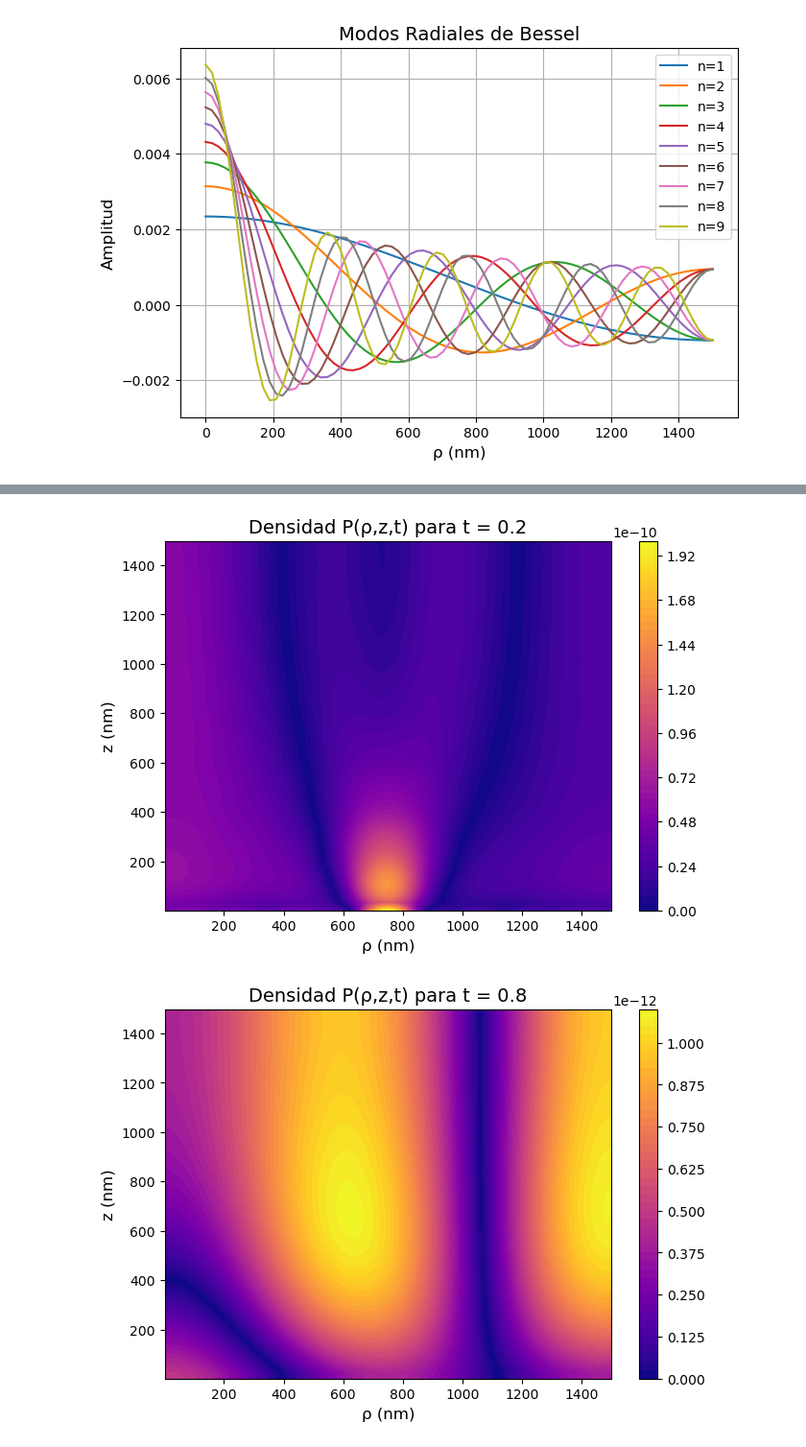
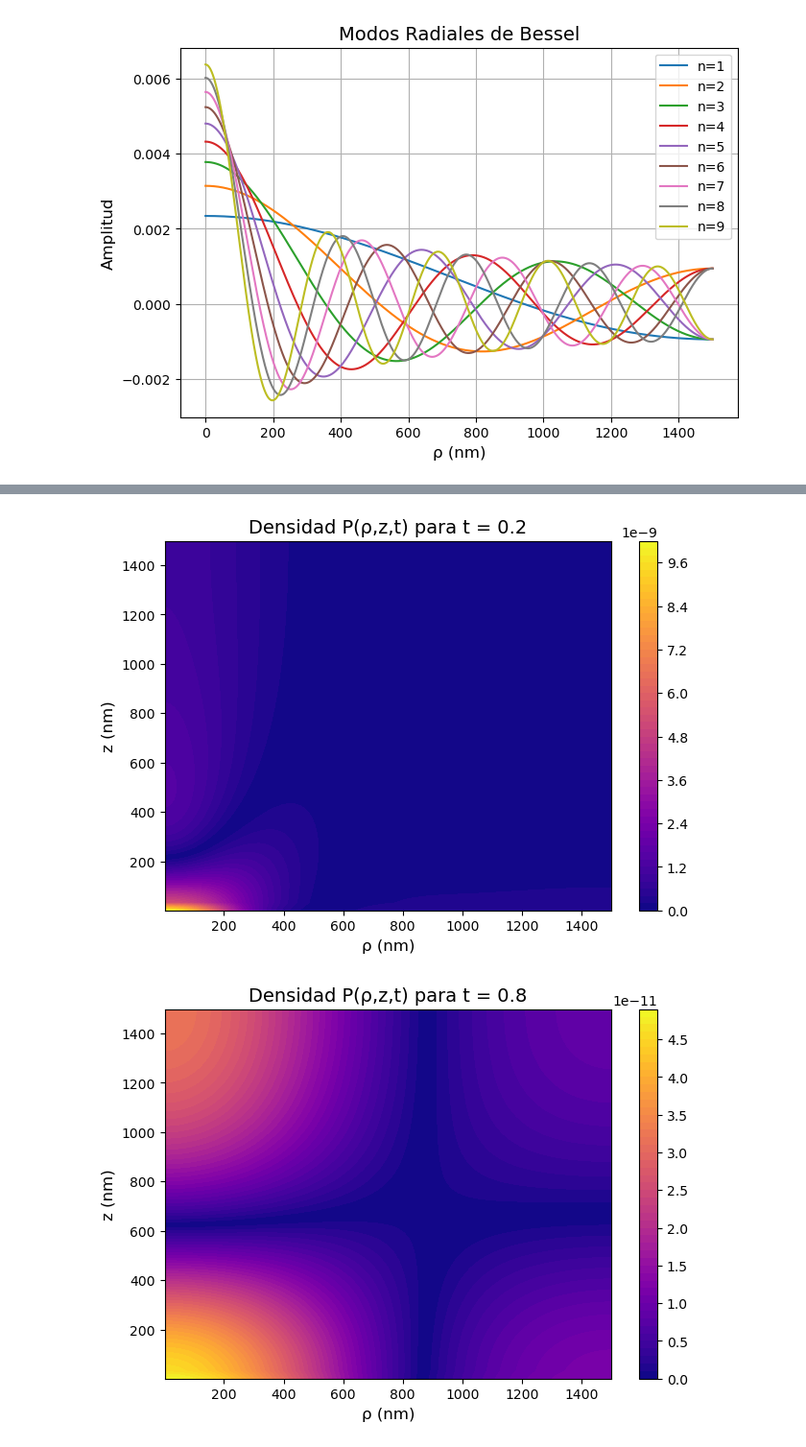
Before and after one commit to allanyst/tfm-efectos-superficie-nano-rmn, a Jupyter notebook: TFM_TwoRegionModel.ipynb, the cells around one changed output, grey strips where cells are left out. Shown at 96% size. Saved outputs shown, nothing was run; the diff lists cells and outputs as text; code cells hidden in the pictures.

```diff
--- a/TFM_TwoRegionModel.ipynb
+++ b/TFM_TwoRegionModel.ipynb
@@ -161,7 +167,7 @@ plt.show()
 # 3. Búsqueda de autovalores Λ para un α_n dado
 ##############################################################################
 
-def find_m_roots(alpha, Lambda_max=5e4):
+def find_m_roots(alpha, Lambda_max=1e5):
     Lambda_min = alpha * np.sqrt(D2)+1e-3
     roots = []
     step = 0.1  # Paso inicial para buscar raíces
@@ -190,7 +196,7 @@ for n,alpha in enumerate(alpha_n):
 # %%
 # Graficar espectro de autovalores
 plt.figure(figsize=(7.5,5))
-for n in range(n_modes_radial):
+for n in range(min(16,n_modes_radial)):
     evals = eigenvalues_ax[n]
     plt.semilogy(evals, 'o-', label=f'n={n}')
 plt.xlabel('Modo Axial')
@@ -298,7 +304,7 @@ def T(t, lam):
 
 # Graficamos T(t) para los modos del sistema axial
 plt.figure(figsize=(7.5,5))
-t_plot = np.logspace(-12, 1, 100)
+t_plot = np.logspace(-12, 3, 100)
 for n in range(min(3,n_modes_radial)):
     for m in range(min(3, m_max)):
         lam = eigenvalues_ax[n][m]
@@ -320,7 +326,7 @@ plt.close()
 # Se asume que la condición inicial es:
 #     P(ρ, z, 0) ∝ δ(ρ-ρ0) δ(z-z0) / (2πρ0)
 # Con ρ0 = 750 nm y z0 = 10 nm.
-rho0 = 750  # nm
+rho0 = 75  # nm
 z0 = 10    # nm
 
 def compute_A_nm(n):
@@ -370,7 +376,7 @@ def compute_P_vec(rho_vals, z_vals, t):
     """
     # Precompute Bessel J0 for all radial modes and rho
     # J0_mat shape: (n_modes, Nr)
-    J0_mat = jv(0, alpha_n[:, None] * rho_vals[None, :])
+    R0_mat,_ = R_func(alpha_n, rho_vals)
 
     # Precompute axial modes Z_tens: shape (Nz, n_modes, m_max)
     Nz = len(z_vals)
@@ -383,21 +389,21 @@ def compute_P_vec(rho_vals, z_vals, t):
     # Temporal decay T: shape (n_modes, m_max)
     T_decay = np.exp(-np.abs(eig_arr) * t)
     # Combine coefficients with normalization and decay: shape (n_modes, m_max)
-    W = (A_arr / R_norms[:, None]) * T_decay
+    W = A_arr * T_decay
 
     # Sum over axial modes m → B shape (Nz, n_modes)
     B = np.sum(Z_tens * W[None, :, :], axis=2)
 
     # Combine with radial modes → S shape (Nr, Nz)
     # J0_mat.T: (Nr, n_modes), B.T: (n_modes, Nz)
-    S = np.dot(J0_mat.T, B.T)
+    S = np.dot(R0_mat.T, B.T)
 
     # Return absolute value, shaped back to (Nz, Nr)
     return np.abs(S.T)
 
 rho_vals = np.linspace(0.001 * R, 0.999 * R, 100)
 z_vals = np.linspace(0.001*L, 0.999*L, 100)
-for t_val in [0,2e-4,8e-4,2e-3,8e-3,2e-2,8e-2,2e-1,8e-1]:
+for t_val in [0,2e-4,8e-4,2e-3,8e-3,2e-2,8e-2,2e-1,8e-1,2]:
     P_val = compute_P_vec(rho_vals, z_vals, t=t_val)
 
     plt.figure(figsize=(7.5,5))
@@ -420,2 +426,2 @@ for t_val in [0,2e-4,8e-4,2e-3,8e-3,2e-2,8e-2,2e-1,8e-1]:
-[figure, old version]
+[figure, new version]
-[figure, old version]
+[figure, new version]
```
Also changed, not shown: parts of 14 cells of this notebook, 50 other files.
